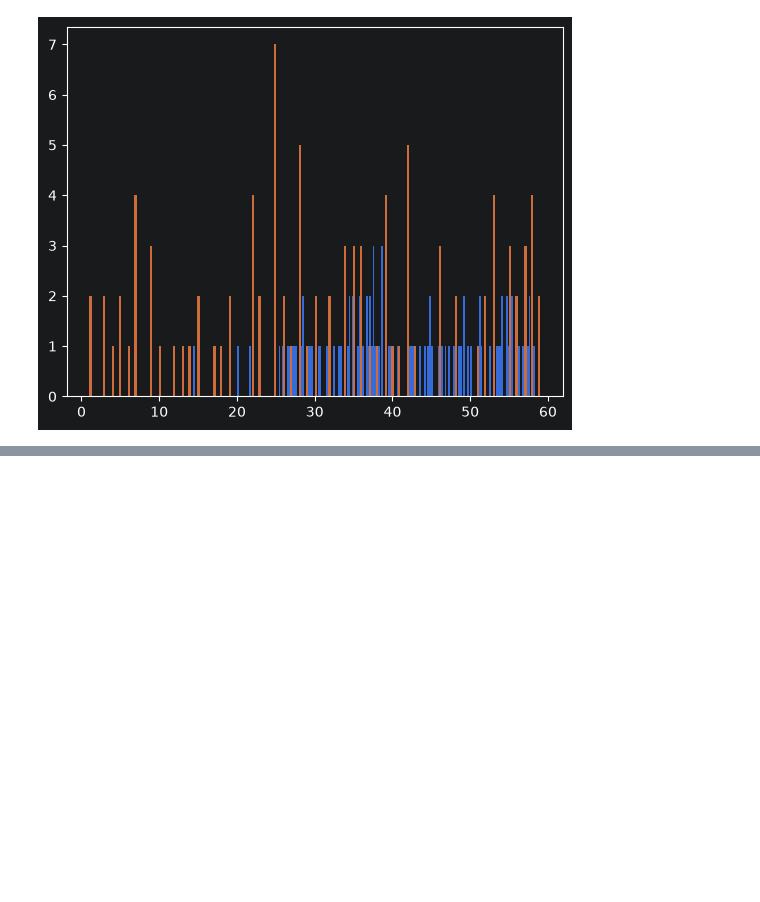
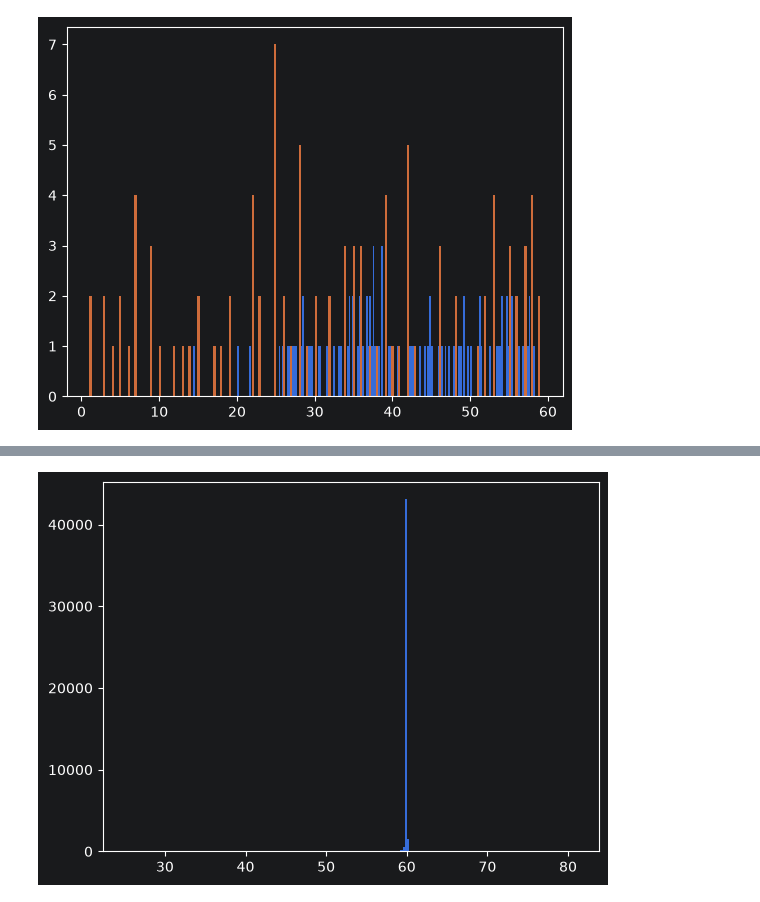
Before and after one commit to zarubin-ed/RUL-for-HDD, a Jupyter notebook: notebooks/02_modeling.ipynb, the cells around one changed output, grey strips where cells are left out. Cells and saved outputs as stored; diff of their text form; code cells hidden in the pictures; blank space fills up the shorter version.

```diff
--- a/notebooks/02_modeling.ipynb
+++ b/notebooks/02_modeling.ipynb
@@ -237,0 +249,3 @@ plt.show()
+# %%
+lin_reg = clone(linear_regression_pipeline)
+lin_reg.fit(X_train, y_train)
@@ -237,0 +270,6 @@ plt.show()
+# %%
+y_val_pred_reg = lin_reg.predict(X_val)
+plt.hist(y_val_pred_reg[y_val == 60], bins=200)
+plt.show()
+# %% [output]
+[figure, added]
```
Also changed, not shown: parts of 14 cells of this notebook, 1 other file.
